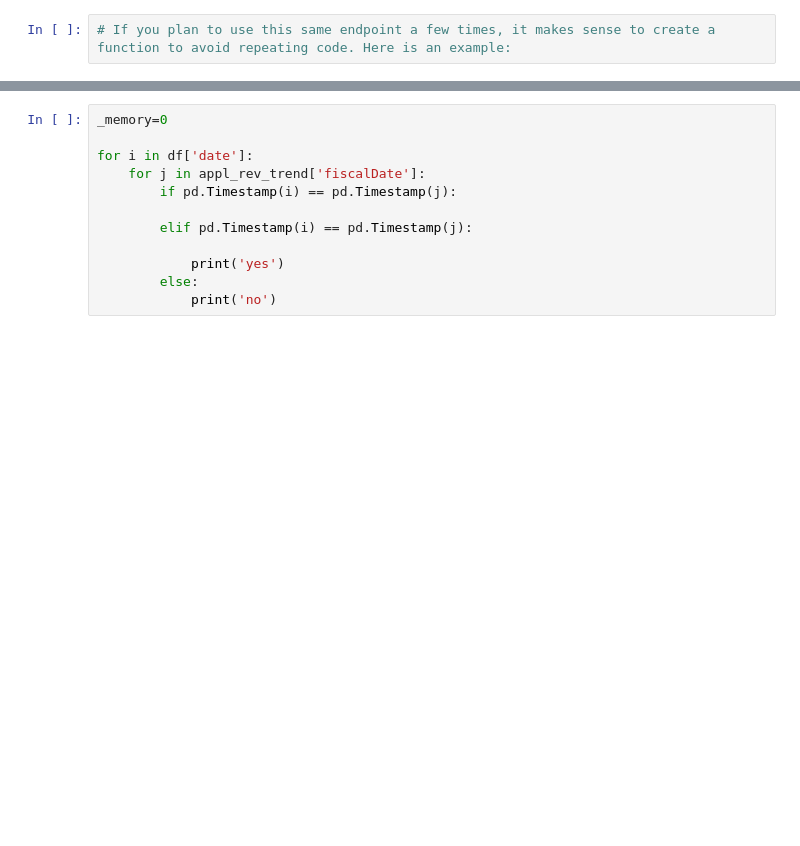
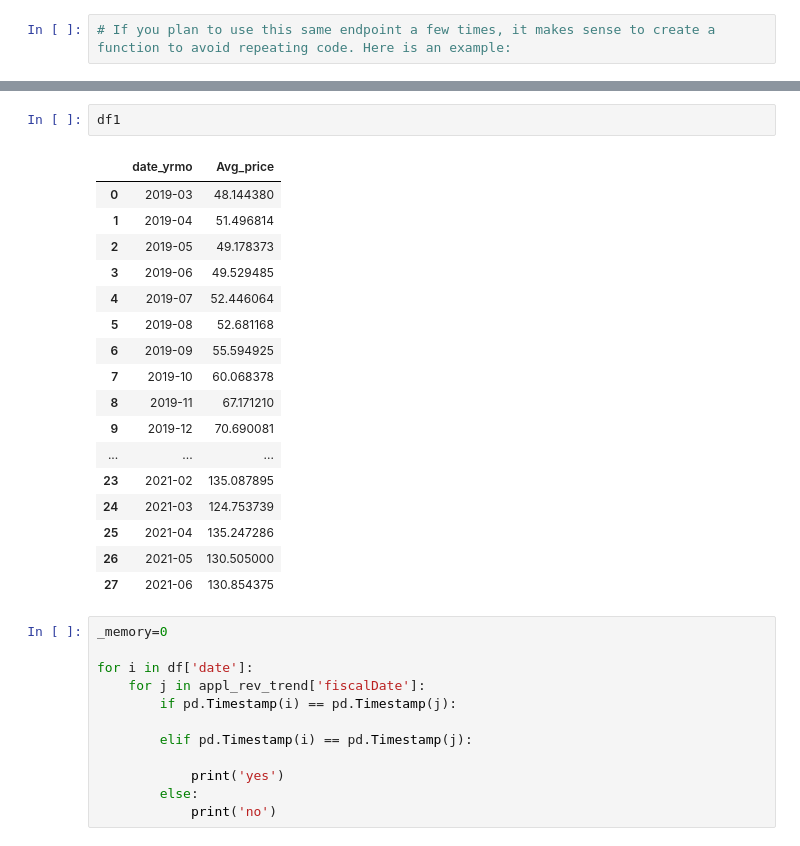
Before and after one commit to ccoppa/stock_scanner, a Jupyter notebook: scanner.ipynb, the cells around one changed output, grey strips where cells are left out. Drawn from its saved outputs; the diff is of its cells as text; blank space fills up the shorter version.

```diff
--- a/scanner.ipynb
+++ b/scanner.ipynb
@@ -204,3 +273,23 @@ df.head()
+# %%
+df1
+# %% [output]
+|  | date_yrmo | Avg_price |
+| 0 | 2019-03 | 48.144380 |
+| 1 | 2019-04 | 51.496814 |
+| 2 | 2019-05 | 49.178373 |
+| 3 | 2019-06 | 49.529485 |
+| 4 | 2019-07 | 52.446064 |
+| 5 | 2019-08 | 52.681168 |
+| 6 | 2019-09 | 55.594925 |
+| 7 | 2019-10 | 60.068378 |
+| 8 | 2019-11 | 67.171210 |
+| 9 | 2019-12 | 70.690081 |
+| ... | ... | ... |
+| 23 | 2021-02 | 135.087895 |
+| 24 | 2021-03 | 124.753739 |
+| 25 | 2021-04 | 135.247286 |
+| 26 | 2021-05 | 130.505000 |
+| 27 | 2021-06 | 130.854375 |
 # %%
 _memory=0
 
```
Also changed, not shown: parts of 6 cells of this notebook.
